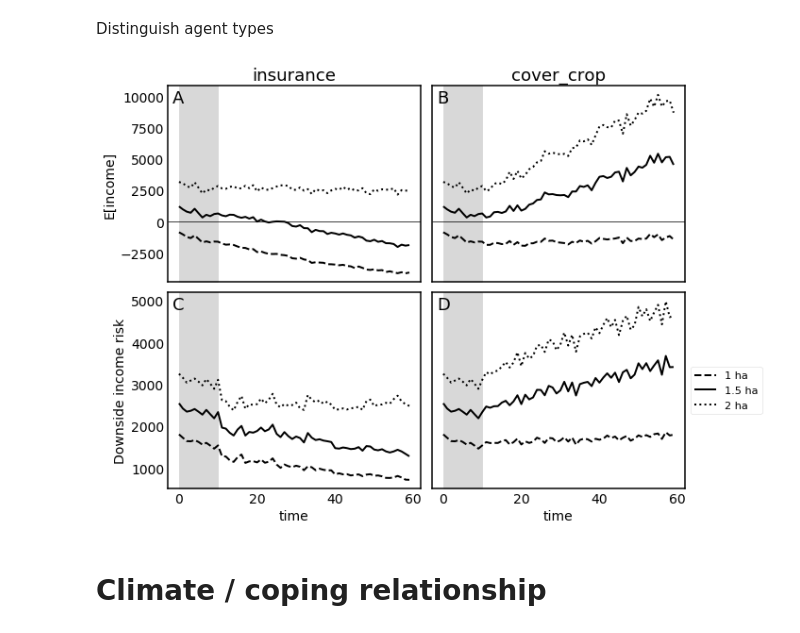
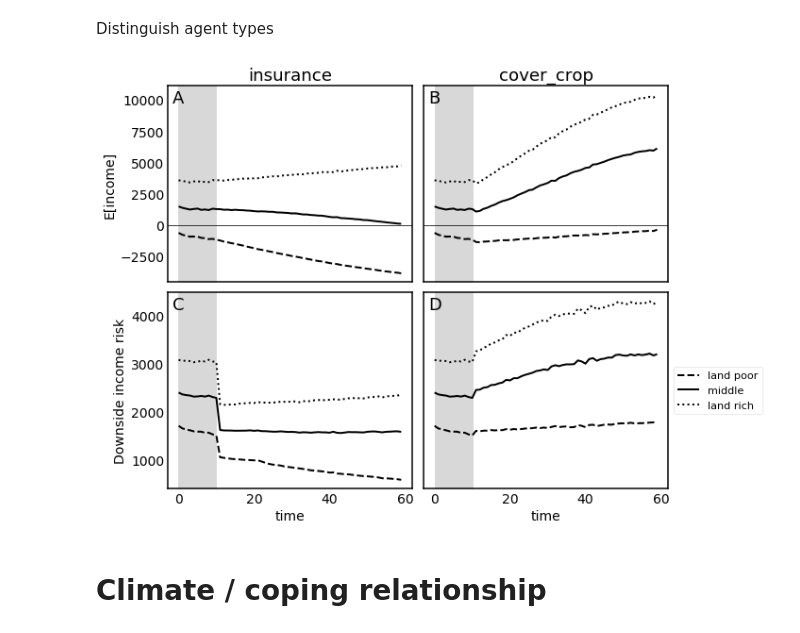
Before and after one commit to t-g-williams/adaptation_abm, a Jupyter notebook: experiments/explore mechanisms.ipynb, the cells around one changed output. Cells and saved outputs as stored; diff of their text form; code cells hidden in the pictures.

```diff
--- a/experiments/explore mechanisms.ipynb
+++ b/experiments/explore mechanisms.ipynb
@@ -47,7 +47,7 @@ scenarios = {
 ## SOM and wealth trajectories
 # %%
 # FUN THE MODEL
-nreps = 60000
+nreps = 10000
 ncores = 40
 mods = msc.multi_mod_run(nreps, inp_base, scenarios, ncores)
 # %%
@@ -89,6 +89,7 @@ import string
 fig, axs = plt.subplots(5,2, figsize=(12,10), sharex=True)
 pols = ['insurance', 'cover_crop']
 land_areas = [1, 1.5, 2]
+land_areas_str = ['land poor','middle','land rich']
 # ltys = ['-',':','-.']
 ltys = ['--','-',':']
 
@@ -113,7 +114,7 @@ for o, outcome in enumerate(['income','wealth','organic','coping', 'zero_wealth'
             if outcome == 'organic':
                 titl = 'SOM'
             elif outcome == 'coping':
-                titl = 'P(coping rqd)'
+                titl = 'P(coping required)'
             elif outcome == 'zero_wealth':
                 titl = 'P(zero wealth)'
             else:
@@ -126,5 +127,5 @@ axs[-1,0].set_xlabel('Year')
 axs[-1,1].set_xlabel('Year')
 axs[0,0].text(0.5, 1.3, 'Insurance', va='bottom', ha='center', fontsize=28, transform=axs[0,0].transAxes)
 axs[0,1].text(0.5, 1.3, 'Legume cover', va='bottom', ha='center', fontsize=28, transform=axs[0,1].transAxes)
-lg = fig.legend([str(li) + ' ha' for li in land_areas], ncol=3, bbox_to_anchor=[0.5, 0], loc='lower center')
+lg = fig.legend([li for li in land_areas_str], ncol=3, bbox_to_anchor=[0.5, 0], loc='lower center')
 # %% [output]
@@ -277,7 +278,7 @@ Text(-0.1, 1.1, 'D')
 # %% [markdown]
 ### income risks
 # %%
-results = msc.multi_mod_run(1000, inp_base, scenarios, ncores)
+results = msc.multi_mod_run(10000, inp_base, scenarios, ncores)
 # %%
 fig, axs = plt.subplots(1,2,figsize=(10,3))
 titles = ['Downside income risk','E[income]']
@@ -312,45 +313,48 @@ axs[1].legend(bbox_to_anchor=(1,0.5), loc='center left')
 [figure]
 # %% [markdown]
 Distinguish agent types
+# %%
+res = results
 # %%
 fig, axs = plt.subplots(2,2,figsize=(10,7), sharey='row', sharex=True)
 ax_flat = axs.flatten()
 titles = ['Downside income risk','E[income]']
 lss = ['--','-',':']
 lands = [1,1.5,2]
+land_str = ['land poor','middle','land rich']
 import string
 c=0
 for p, pol in enumerate(policies):
     # calculate the relevant metrics
     d = np.swapaxes(res[pol]['income'],0,1)
     for l, land in enumerate(lands):
         ag = res[pol]['land_area'] == land
         d_exp = np.full(d.shape[0], np.nan)
         d_var = np.full(d.shape[0], np.nan)
         for t in range(d.shape[0]):
             di = d[t,ag]
             d_exp[t] = np.mean(di)
             d_var[t] = np.std(di[di<=d_exp[t]]) # semivariance (downside risk)
-        axs[0,p].plot(d_exp, label='{} ha'.format(land), ls=lss[l], color='k')
-        axs[1,p].plot(d_var, label='{} ha'.format(land), ls=lss[l], color='k')
+        axs[0,p].plot(d_exp, label=land_str[l], ls=lss[l], color='k')
+        axs[1,p].plot(d_var, label=land_str[l], ls=lss[l], color='k')
 
 for a, ax in enumerate(ax_flat):
     ax.grid(False)
     l = ax.get_ylim()
     ax.fill_between([0,inp_base['adaptation']['burnin_period']], [l[0],l[0]], [l[1],l[1]], color='0.5', alpha=0.3)
     ax.set_ylim(l)
     ax.text(0.02,0.98,string.ascii_uppercase[a], transform=ax.transAxes, fontsize=18, ha='left',va='top')
 
 axs[0,0].set_ylabel('E[income]')
 axs[1,0].set_ylabel('Downside income risk')
 for ax in axs[1]:
     ax.set_xlabel('time')
 axs[1,1].legend(bbox_to_anchor=(1,0.5), loc='center left')
 for a, ax in enumerate(axs[0]):
     ax.set_title(policies[a])
     ax.axhline(0, lw=0.75, color='k')
 # %% [output]
-[figure, old version]
+[figure, new version]
 # %% [markdown]
 # Climate / coping relationship
 # %%
```
Also changed, not shown: parts of 1 cell of this notebook, 3 other files.
